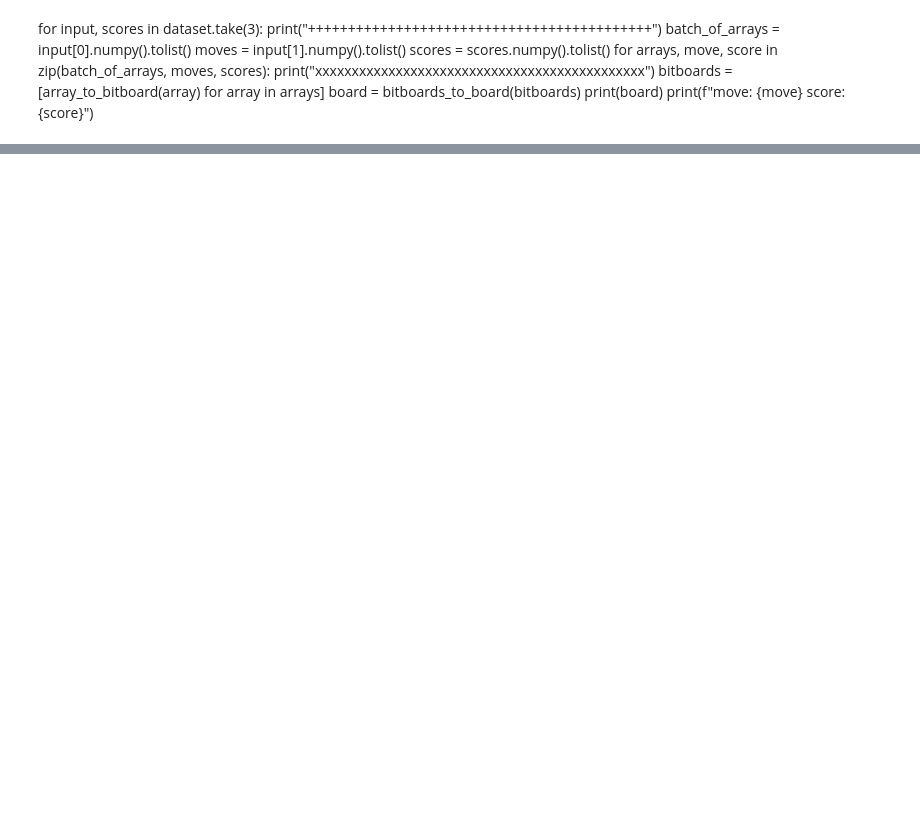
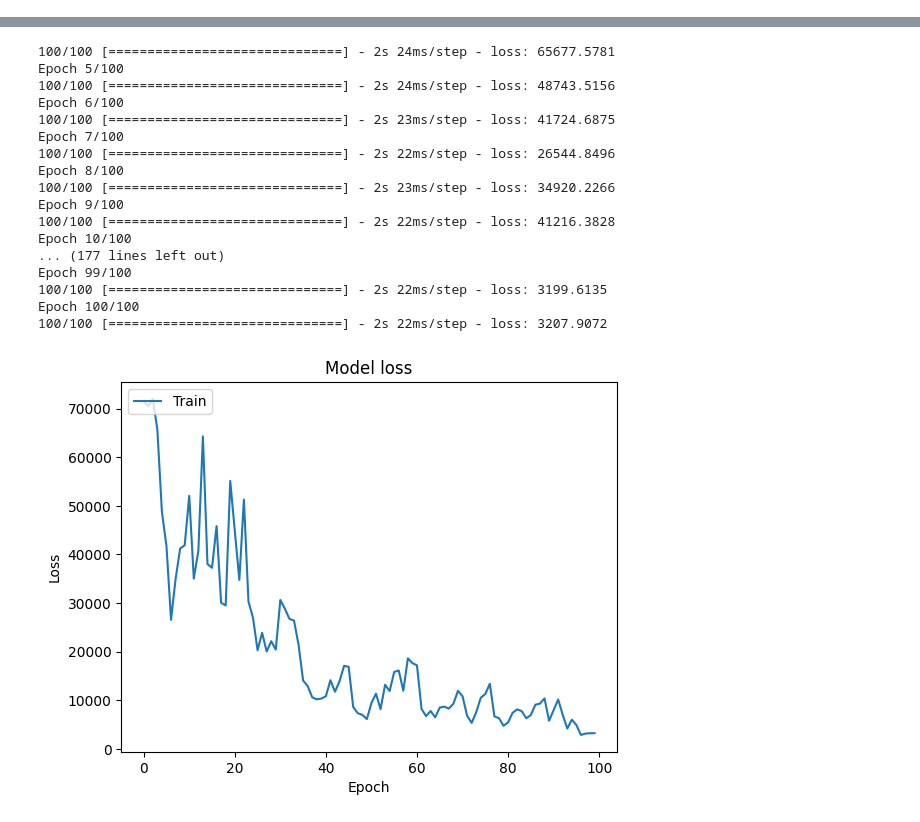
Before and after one commit to joosypigeon/chess, a Jupyter notebook: chess_evaluator.ipynb, the cells around one changed output, grey strips where cells are left out. Saved outputs shown, nothing was run; the diff lists cells and outputs as text; code cells hidden in the pictures; blank space fills up the shorter version.

```diff
--- a/chess_evaluator.ipynb
+++ b/chess_evaluator.ipynb
@@ -7,35 +7,6 @@ import zstandard as zstd
 import re
 
 from bitboard import bitboard_to_array, bitboards_to_3d_array, board_to_bitboards, array_to_bitboard, bitboards_to_board
-
-# def bitboard_to_array(bitboard):
-    # # Initialize an 8x8 array with zeroes
-    # array = [[0 for _ in range(8)] for _ in range(8)]
-    #
-    # # Iterate over each square on the board
-    # for square in range(64):
-        # # Calculate the row and column index
-        # row = 7 - square // 8
-        # col = square % 8
-#
-        # # Check if the bit at this square is set
-        # if bitboard & (1 << square):
-            # # If it is, set the corresponding element in the array to 1
-            # array[row][col] = 1
-            #
-    # return np.array(array, dtype=np.int16)
-
-# def bitboards_to_3d_array(bitboards):
-    # arrays = [bitboard_to_array(bitboard) for bitboard in bitboards]
-    # return np.array(arrays, dtype=np.int16)
-
-# def board_to_bitboards(board):
-    # bitboards = []
-    # for color in chess.COLORS:
-        # for piece_type in chess.PIECE_TYPES:
-            # bitboards.append(board.pieces_mask(piece_type, color))
-    # return bitboards
-
 
 # Define a dictionary to map the color values to nice output strings
 color_names = {
@@ -139,20 +110,8 @@ batch_size = 32
 dataset = tf.data.Dataset.from_generator(
     lambda: data_generator_batch(batch_size),  # Change 32 to the batch size you want
     output_signature=(
-        (tf.TensorSpec(shape=(None, 12, 8, 8), dtype=tf.int16),
+        (tf.TensorSpec(shape=(None, 12, 8, 8), dtype=tf.int8),
          tf.TensorSpec(shape=(None,), dtype=tf.int16)),
         tf.TensorSpec(shape=(None,), dtype=tf.float16)
     )
 )
-# %% [markdown]
-for input, scores in dataset.take(3):
-    print("+++++++++++++++++++++++++++++++++++++++++++")
-    batch_of_arrays = input[0].numpy().tolist()
-    moves = input[1].numpy().tolist()
-    scores = scores.numpy().tolist()
-    for arrays, move, score in zip(batch_of_arrays, moves, scores):
-        print("xxxxxxxxxxxxxxxxxxxxxxxxxxxxxxxxxxxxxxxxxxxxx")
-        bitboards = [array_to_bitboard(array) for array in arrays]
-        board = bitboards_to_board(bitboards)
-        print(board)
-        print(f"move: {move} score: {score}")
@@ -159,5 +130,5 @@ for input, scores in dataset.take(3):
 # %%
-n_data = 10000
+n_data = 100
 dataset_subset = dataset.take(n_data)
 # %%
 from tensorflow.keras import layers
@@ -196,7 +167,7 @@ model.compile(optimizer='adam', loss='mse')
 # %%
 tb_callback = tf.keras.callbacks.TensorBoard(log_dir="./logs", histogram_freq=1)
 
-epochs = 50
+epochs = 100
 
 history = model.fit(dataset_subset, epochs=epochs, callbacks=[tb_callback])  # adjust epochs according to your need
 # Plot training & validation loss values
@@ -216,3 +195,21 @@ Epoch 2/50
+100/100 [==============================] - 2s 24ms/step - loss: 65677.5781
+Epoch 5/100
+100/100 [==============================] - 2s 24ms/step - loss: 48743.5156
+Epoch 6/100
+100/100 [==============================] - 2s 23ms/step - loss: 41724.6875
+Epoch 7/100
+100/100 [==============================] - 2s 22ms/step - loss: 26544.8496
+Epoch 8/100
+100/100 [==============================] - 2s 23ms/step - loss: 34920.2266
+Epoch 9/100
+100/100 [==============================] - 2s 22ms/step - loss: 41216.3828
+Epoch 10/100
+... (177 lines left out)
+Epoch 99/100
+100/100 [==============================] - 2s 22ms/step - loss: 3199.6135
+Epoch 100/100
+100/100 [==============================] - 2s 22ms/step - loss: 3207.9072
+[figure, added]
 # %%
 model.save_weights(f"./data/my_model-{epochs}-{n_data}-{batch_size}.keras")
 model.save(f"./data/my_model-{epochs}-{n_data}-{batch_size}.h5")
```
Also changed, not shown: parts of 3 cells of this notebook, 1 other file.
